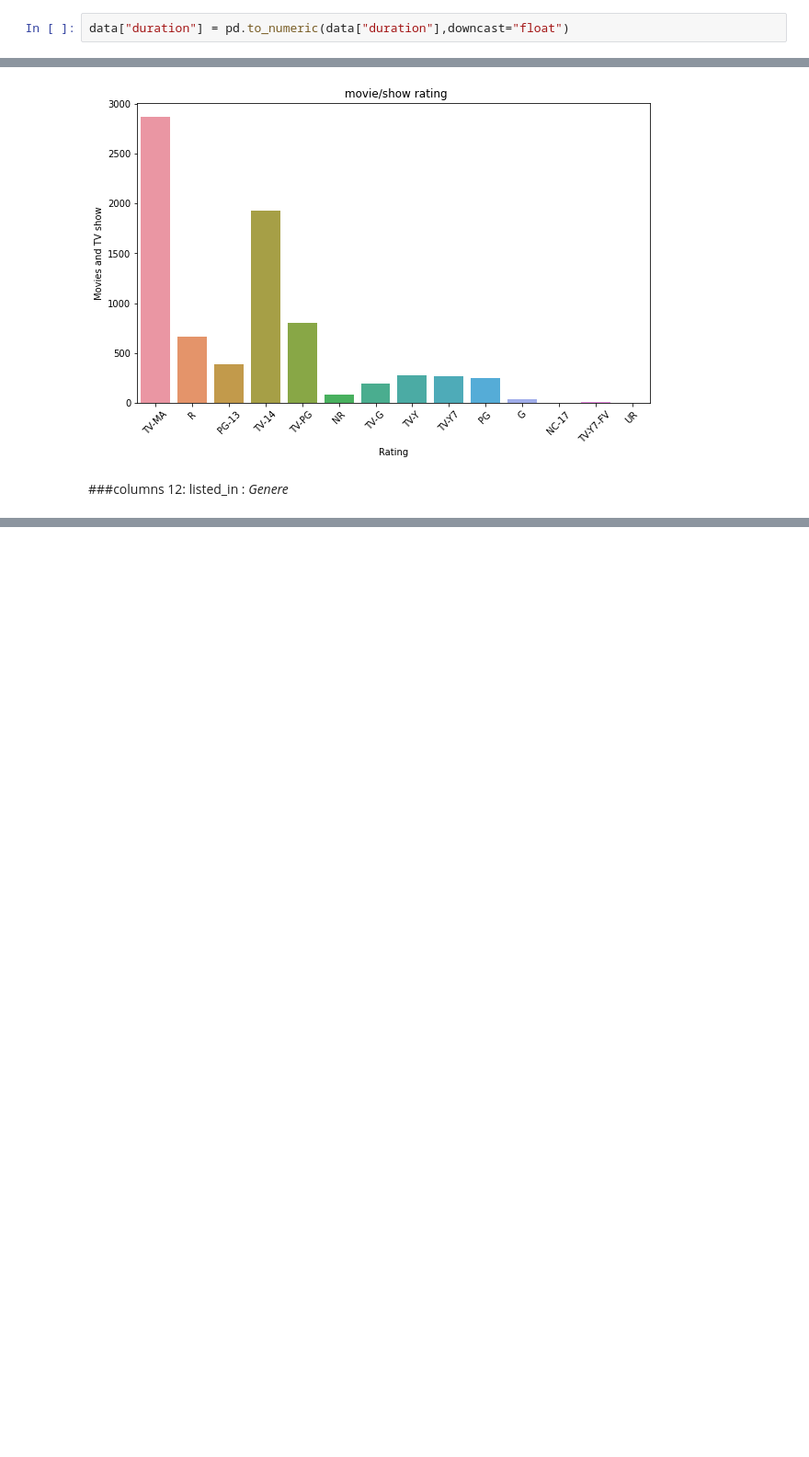
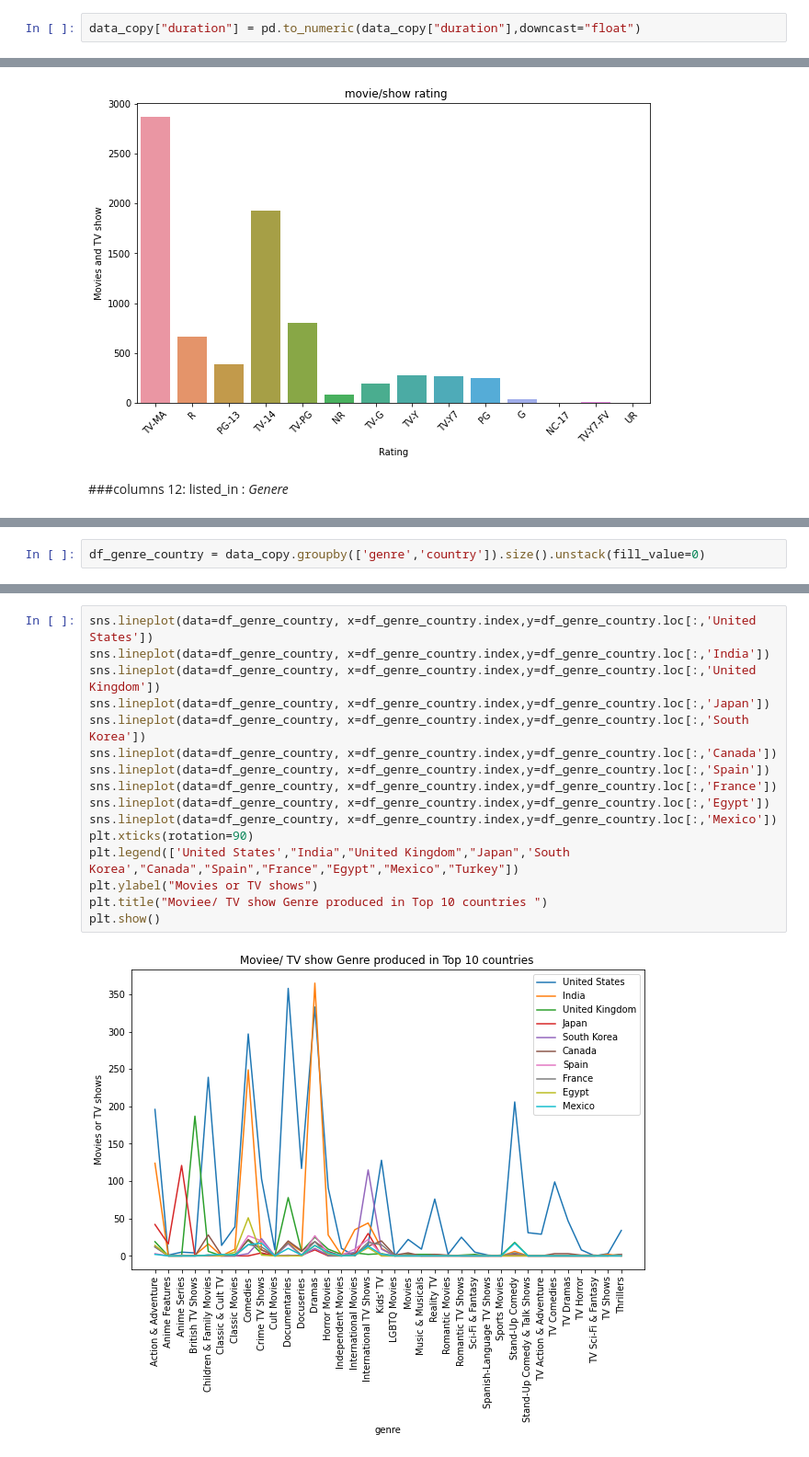
Before and after one commit to Kunaltembhare003/Netflix-Movies-TV-Shows-EDA-and-clustring, a Jupyter notebook: copy_of_NETFLIX_MOVIES_AND_TV_SHOWS_CLUSTERING.ipynb, the cells around one changed output, grey strips where cells are left out. Shown at 92% size. Cells and saved outputs as stored; diff of their text form; blank space fills up the shorter version.

```diff
--- a/copy_of_NETFLIX_MOVIES_AND_TV_SHOWS_CLUSTERING.ipynb
+++ b/copy_of_NETFLIX_MOVIES_AND_TV_SHOWS_CLUSTERING.ipynb
@@ -350,6 +361,6 @@ plt.show()
 # %% [markdown]
 ### columns 10: duration : Total Duration - in minutes or number of seasons
 # %%
-data["duration"] = pd.to_numeric(data["duration"],downcast="float")
+data_copy["duration"] = pd.to_numeric(data_copy["duration"],downcast="float")
 # %%
 fig, ax = plt.subplots(figsize=(12, 8))
@@ -384,0 +396,2 @@ plt.show()
+# %%
+df_genre_country = data_copy.groupby(['genre','country']).size().unstack(fill_value=0)
@@ -384,0 +409,18 @@ plt.show()
+# %%
+sns.lineplot(data=df_genre_country, x=df_genre_country.index,y=df_genre_country.loc[:,'United States'])
+sns.lineplot(data=df_genre_country, x=df_genre_country.index,y=df_genre_country.loc[:,'India'])
+sns.lineplot(data=df_genre_country, x=df_genre_country.index,y=df_genre_country.loc[:,'United Kingdom'])
+sns.lineplot(data=df_genre_country, x=df_genre_country.index,y=df_genre_country.loc[:,'Japan'])
+sns.lineplot(data=df_genre_country, x=df_genre_country.index,y=df_genre_country.loc[:,'South Korea'])
+sns.lineplot(data=df_genre_country, x=df_genre_country.index,y=df_genre_country.loc[:,'Canada'])
+sns.lineplot(data=df_genre_country, x=df_genre_country.index,y=df_genre_country.loc[:,'Spain'])
+sns.lineplot(data=df_genre_country, x=df_genre_country.index,y=df_genre_country.loc[:,'France'])
+sns.lineplot(data=df_genre_country, x=df_genre_country.index,y=df_genre_country.loc[:,'Egypt'])
+sns.lineplot(data=df_genre_country, x=df_genre_country.index,y=df_genre_country.loc[:,'Mexico'])
+plt.xticks(rotation=90)
+plt.legend(['United States',"India","United Kingdom","Japan",'South Korea',"Canada","Spain","France","Egypt","Mexico","Turkey"])
+plt.ylabel("Movies or TV shows")
+plt.title("Moviee/ TV show Genre produced in Top 10 countries ")
+plt.show()
+# %% [output]
+[figure, added]
```
Also changed, not shown: parts of 50 cells of this notebook.
